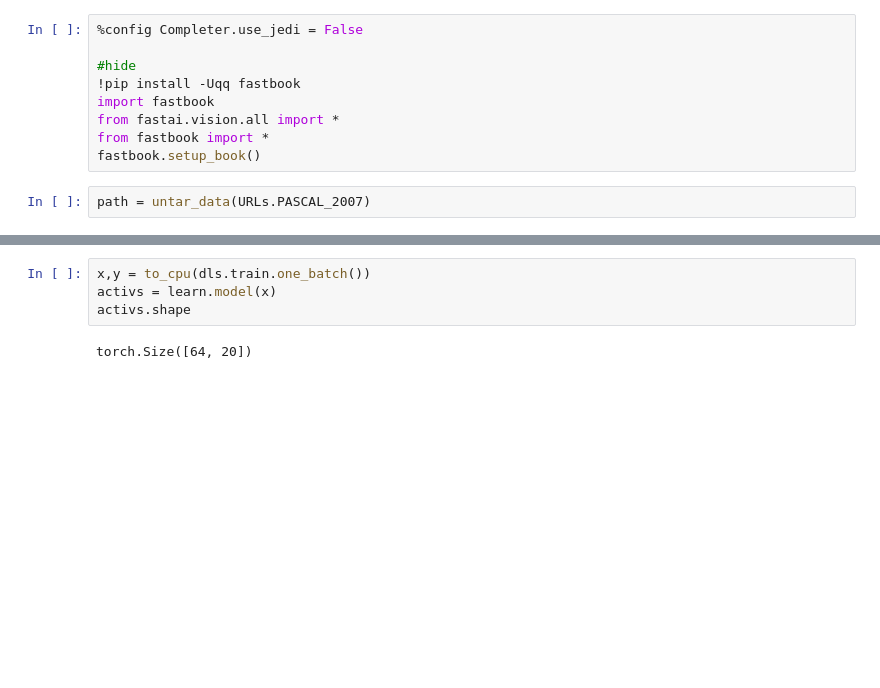
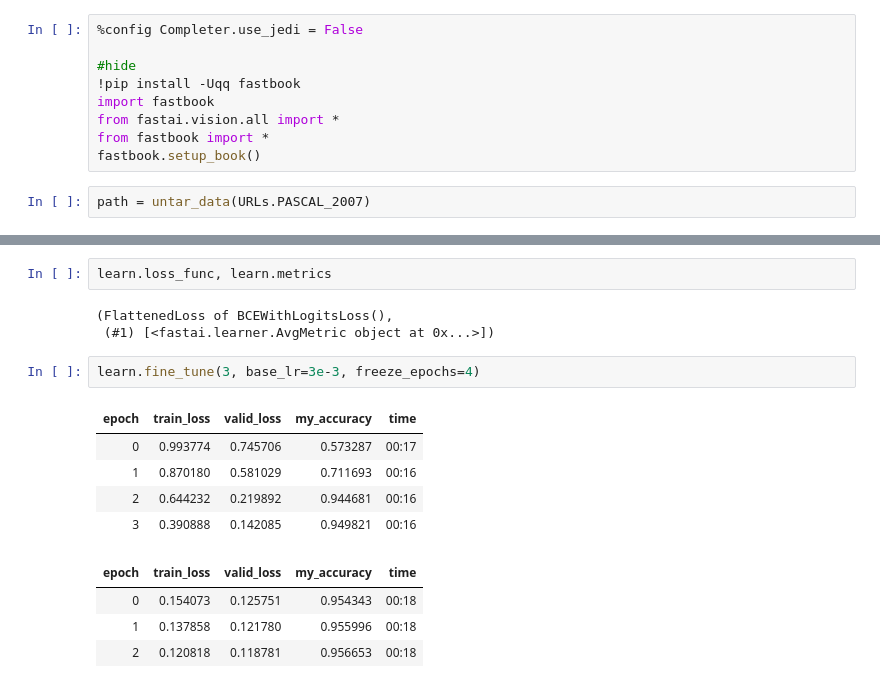
Before and after one commit to artkpv/fastbook, a Jupyter notebook: 06_multicat_rep.ipynb, the cells around one changed output, grey strips where cells are left out. Drawn from its saved outputs; the diff is of its cells as text; blank space fills up the shorter version.

```diff
--- a/06_multicat_rep.ipynb
+++ b/06_multicat_rep.ipynb
@@ -37,6 +45,17 @@ learn = cnn_learner(dls, resnet18)
-# %%
-x,y = to_cpu(dls.train.one_batch())
-activs = learn.model(x)
-activs.shape
-# %% [output]
-torch.Size([64, 20])
+# %%
+learn.loss_func, learn.metrics
+# %% [output]
+(FlattenedLoss of BCEWithLogitsLoss(),
+ (#1) [<fastai.learner.AvgMetric object at 0x...>])
+# %%
+learn.fine_tune(3, base_lr=3e-3, freeze_epochs=4)
+# %% [output]
+| epoch | train_loss | valid_loss | my_accuracy | time |
+| 0 | 0.993774 | 0.745706 | 0.573287 | 00:17 |
+| 1 | 0.870180 | 0.581029 | 0.711693 | 00:16 |
+| 2 | 0.644232 | 0.219892 | 0.944681 | 00:16 |
+| 3 | 0.390888 | 0.142085 | 0.949821 | 00:16 |
+| epoch | train_loss | valid_loss | my_accuracy | time |
+| 0 | 0.154073 | 0.125751 | 0.954343 | 00:18 |
+| 1 | 0.137858 | 0.121780 | 0.955996 | 00:18 |
+| 2 | 0.120818 | 0.118781 | 0.956653 | 00:18 |
```
Also changed, not shown: parts of 10 cells of this notebook, 8 other files.
